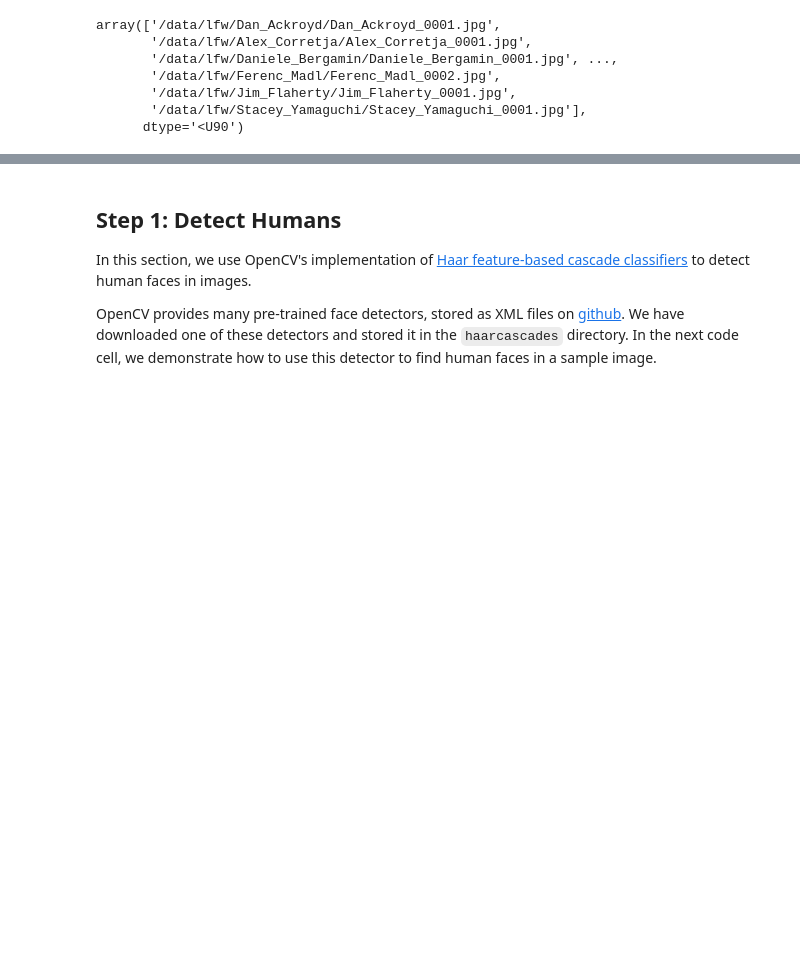
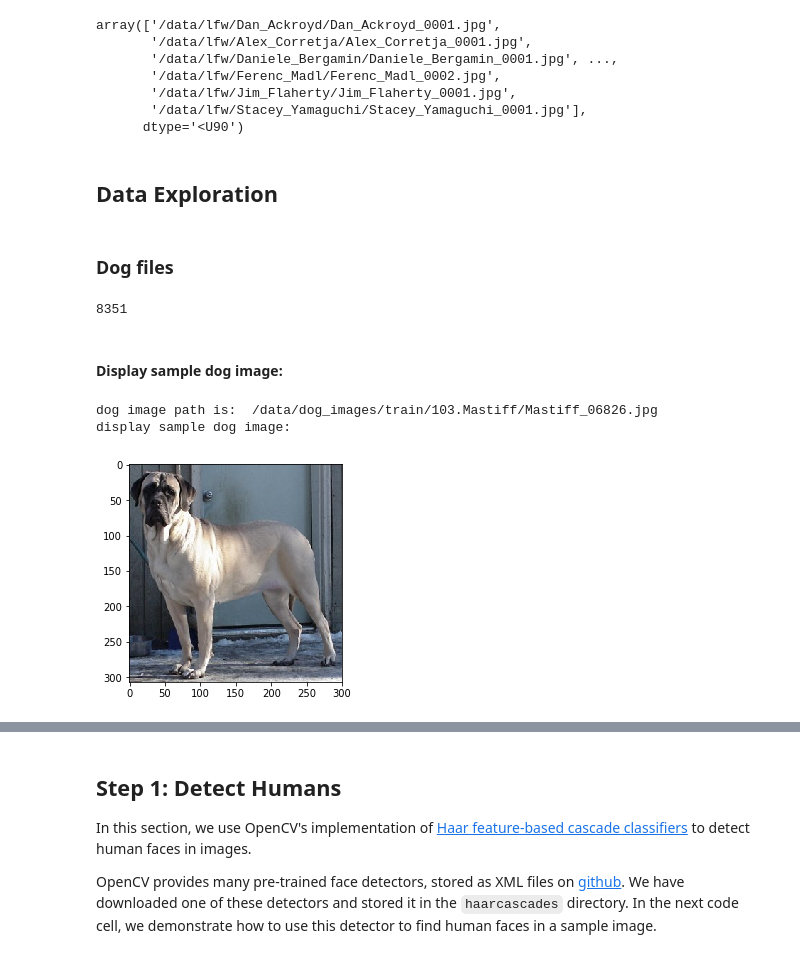
Before and after one commit to valmsmith39a/u-g-image-recognition-capstone, a Jupyter notebook: project_research.ipynb, the cells around one changed output, grey strips where cells are left out. Cells and saved outputs as stored; diff of their text form; code cells hidden in the pictures; blank space fills up the shorter version.

Commit message:
data exploration

```diff
--- a/project_research.ipynb
+++ b/project_research.ipynb
@@ -86,3 +86,37 @@ array(['/data/lfw/Dan_Ackroyd/Dan_Ackroyd_0001.jpg',
        '/data/lfw/Jim_Flaherty/Jim_Flaherty_0001.jpg',
        '/data/lfw/Stacey_Yamaguchi/Stacey_Yamaguchi_0001.jpg'],
       dtype='<U90')
+# %% [markdown]
+## Data Exploration
+# %% [markdown]
+### Dog files
+# %%
+len(dog_files)
+# %% [output]
+8351
+# %% [markdown]
+#### Display sample dog image:
+# %%
+import cv2
+import matplotlib.pyplot as plt
+%matplotlib inline
+
+def display_image(img_path):
+    # load color (BGR) image
+    img = cv2.imread(img_path)
+
+    # convert BGR image to RGB for plotting
+    cv_rgb = cv2.cvtColor(img, cv2.COLOR_BGR2RGB)
+
+    # display the image, along with bounding box
+    plt.imshow(cv_rgb)
+    plt.show()
+# %%
+dog_img_path = dog_files[1]
+print('dog image path is: ', dog_img_path)
+print('display sample dog image:')
+display_image(dog_img_path)
+# %% [output]
+dog image path is:  /data/dog_images/train/103.Mastiff/Mastiff_06826.jpg
+display sample dog image:
+[figure, added]
```
Also changed, not shown: parts of 11 cells of this notebook.
